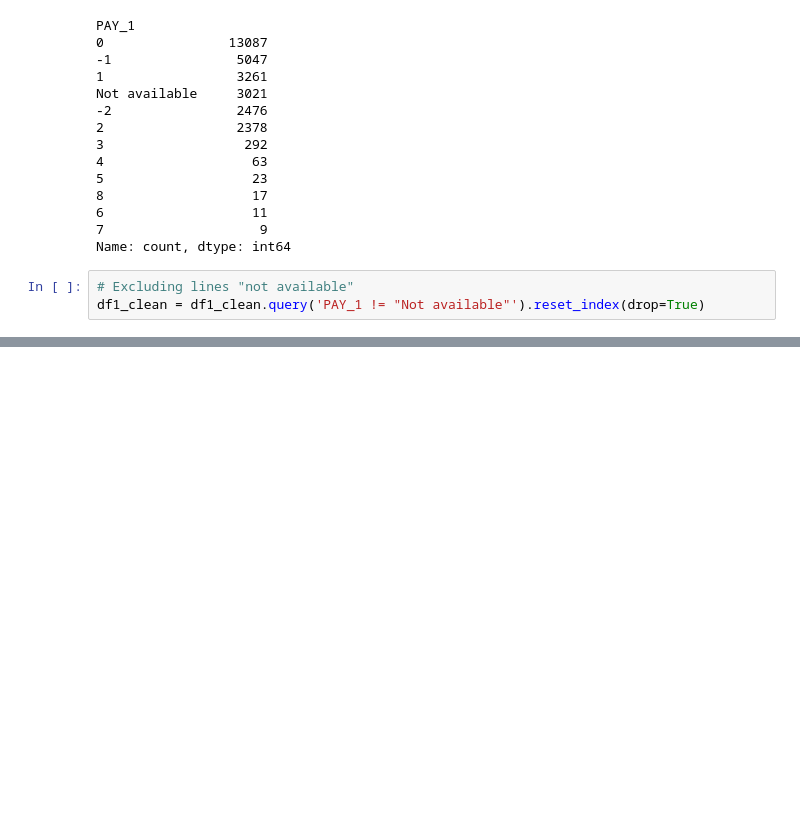
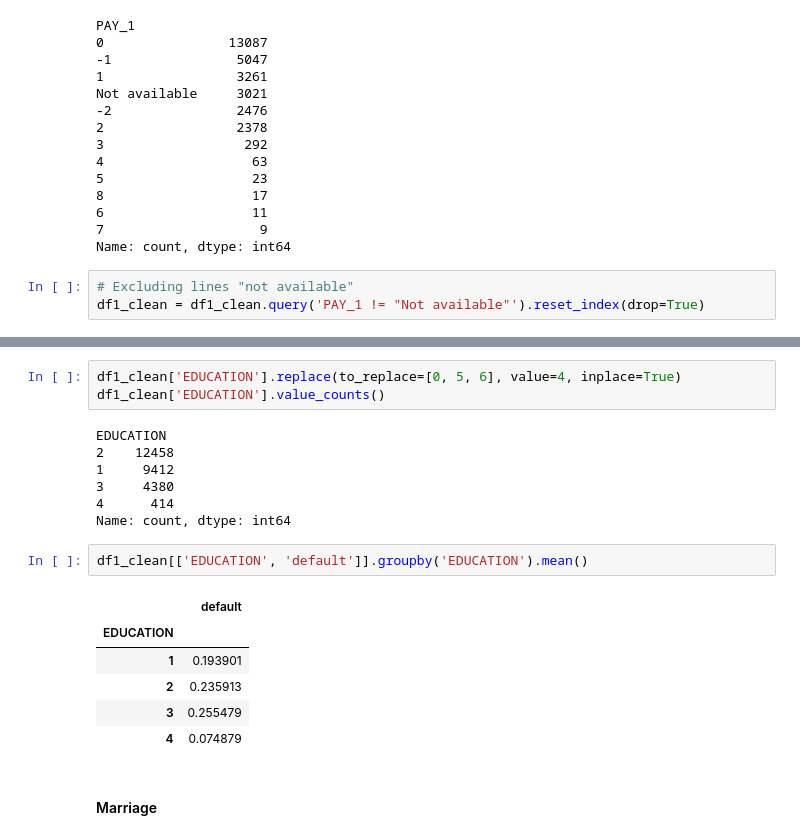
Before and after one commit to ezequielpf/default_of_credit_card, a Jupyter notebook: notebooks/default_of_credit_card.ipynb, the cells around one changed output, grey strips where cells are left out. Cells and saved outputs as stored; diff of their text form; blank space fills up the shorter version.

```diff
--- a/notebooks/default_of_credit_card.ipynb
+++ b/notebooks/default_of_credit_card.ipynb
@@ -193,0 +259,21 @@ memory usage: 5.1+ MB
+# %%
+df1_clean['EDUCATION'].replace(to_replace=[0, 5, 6], value=4, inplace=True)
+df1_clean['EDUCATION'].value_counts()
+# %% [output]
+EDUCATION
+2    12458
+1     9412
+3     4380
+4      414
+Name: count, dtype: int64
+# %%
+df1_clean[['EDUCATION', 'default']].groupby('EDUCATION').mean()
+# %% [output]
+|  | default |
+| EDUCATION |  |
+| 1 | 0.193901 |
+| 2 | 0.235913 |
+| 3 | 0.255479 |
+| 4 | 0.074879 |
+# %% [markdown]
+#### Marriage
```
Also changed, not shown: parts of 18 cells of this notebook, 2 other files.
